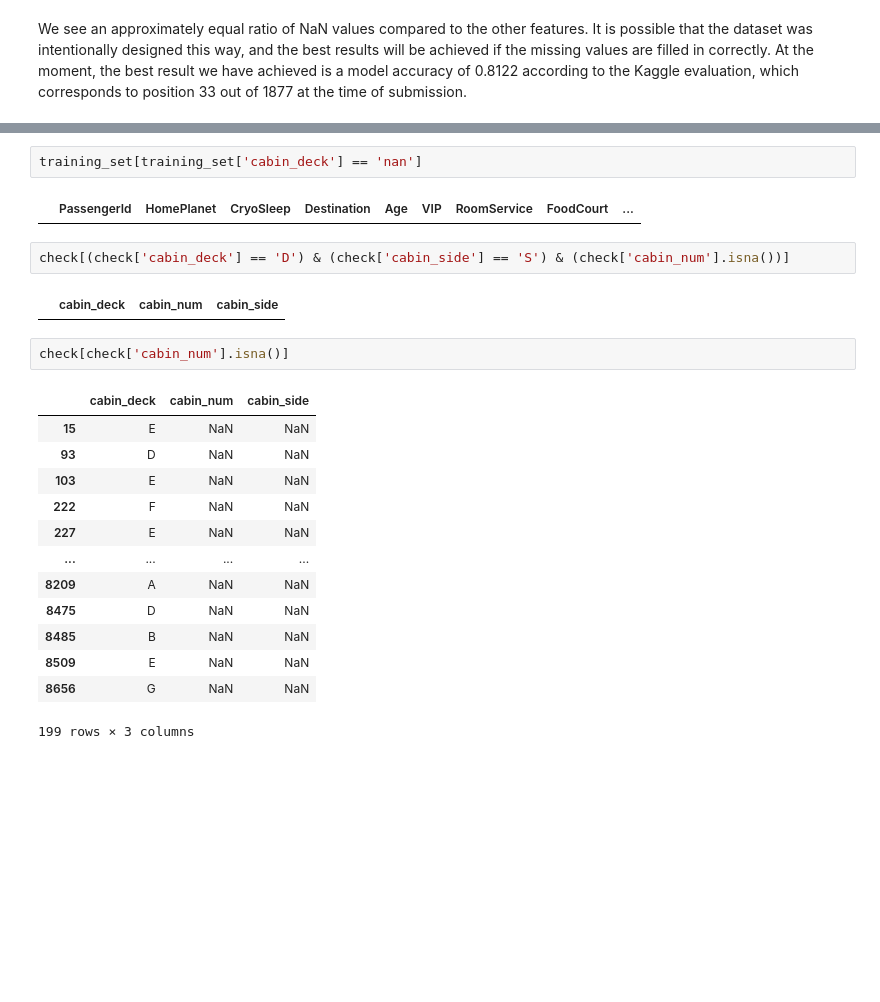
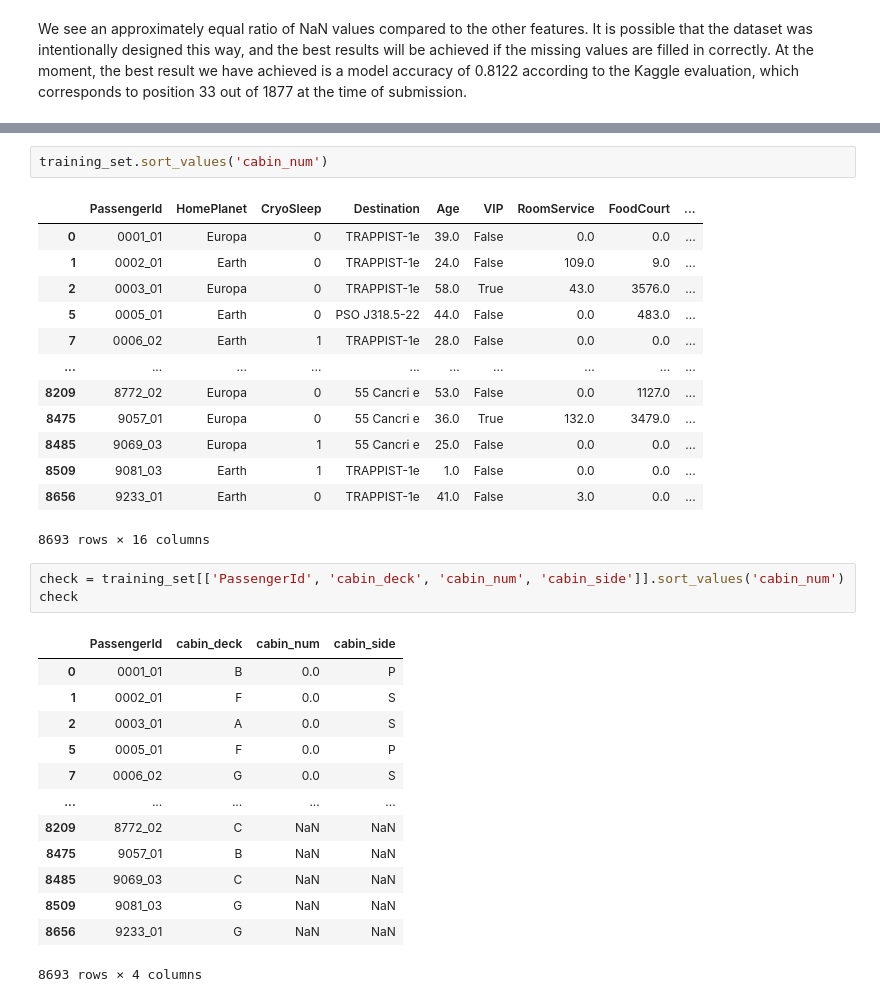
Before and after one commit to plamensve/ML_FINAL_PROJECT, a Jupyter notebook: notebooks/02.preprocessing.ipynb, the cells around one changed output, grey strips where cells are left out. Drawn from its saved outputs; the diff is of its cells as text; blank space fills up the shorter version.

```diff
--- a/notebooks/02.preprocessing.ipynb
+++ b/notebooks/02.preprocessing.ipynb
@@ -892,24 +858,33 @@ Name: count, Length: 150, dtype: int64
-# %%
-training_set[training_set['cabin_deck'] == 'nan']
-# %% [output]
-|  | PassengerId | HomePlanet | CryoSleep | Destination | Age | VIP | RoomService | FoodCourt | ... |
-# %%
-check[(check['cabin_deck'] == 'D') & (check['cabin_side'] == 'S') & (check['cabin_num'].isna())]
-# %% [output]
-|  | cabin_deck | cabin_num | cabin_side |
-# %%
-check[check['cabin_num'].isna()]
-# %% [output]
-|  | cabin_deck | cabin_num | cabin_side |
-| 15 | E | NaN | NaN |
-| 93 | D | NaN | NaN |
-| 103 | E | NaN | NaN |
-| 222 | F | NaN | NaN |
-| 227 | E | NaN | NaN |
-| ... | ... | ... | ... |
-| 8209 | A | NaN | NaN |
-| 8475 | D | NaN | NaN |
-| 8485 | B | NaN | NaN |
-| 8509 | E | NaN | NaN |
-| 8656 | G | NaN | NaN |
-199 rows × 3 columns
+# %%
+training_set.sort_values('cabin_num')
+# %% [output]
+|  | PassengerId | HomePlanet | CryoSleep | Destination | Age | VIP | RoomService | FoodCourt | ... |
+| 0 | 0001_01 | Europa | 0 | TRAPPIST-1e | 39.0 | False | 0.0 | 0.0 | ... |
+| 1 | 0002_01 | Earth | 0 | TRAPPIST-1e | 24.0 | False | 109.0 | 9.0 | ... |
+| 2 | 0003_01 | Europa | 0 | TRAPPIST-1e | 58.0 | True | 43.0 | 3576.0 | ... |
+| 5 | 0005_01 | Earth | 0 | PSO J318.5-22 | 44.0 | False | 0.0 | 483.0 | ... |
+| 7 | 0006_02 | Earth | 1 | TRAPPIST-1e | 28.0 | False | 0.0 | 0.0 | ... |
+| ... | ... | ... | ... | ... | ... | ... | ... | ... | ... |
+| 8209 | 8772_02 | Europa | 0 | 55 Cancri e | 53.0 | False | 0.0 | 1127.0 | ... |
+| 8475 | 9057_01 | Europa | 0 | 55 Cancri e | 36.0 | True | 132.0 | 3479.0 | ... |
+| 8485 | 9069_03 | Europa | 1 | 55 Cancri e | 25.0 | False | 0.0 | 0.0 | ... |
+| 8509 | 9081_03 | Earth | 1 | TRAPPIST-1e | 1.0 | False | 0.0 | 0.0 | ... |
+| 8656 | 9233_01 | Earth | 0 | TRAPPIST-1e | 41.0 | False | 3.0 | 0.0 | ... |
+8693 rows × 16 columns
+# %%
+check = training_set[['PassengerId', 'cabin_deck', 'cabin_num', 'cabin_side']].sort_values('cabin_num')
+check
+# %% [output]
+|  | PassengerId | cabin_deck | cabin_num | cabin_side |
+| 0 | 0001_01 | B | 0.0 | P |
+| 1 | 0002_01 | F | 0.0 | S |
+| 2 | 0003_01 | A | 0.0 | S |
+| 5 | 0005_01 | F | 0.0 | P |
+| 7 | 0006_02 | G | 0.0 | S |
+| ... | ... | ... | ... | ... |
+| 8209 | 8772_02 | C | NaN | NaN |
+| 8475 | 9057_01 | B | NaN | NaN |
+| 8485 | 9069_03 | C | NaN | NaN |
+| 8509 | 9081_03 | G | NaN | NaN |
+| 8656 | 9233_01 | G | NaN | NaN |
+8693 rows × 4 columns
```
Also changed, not shown: parts of 18 cells of this notebook.
